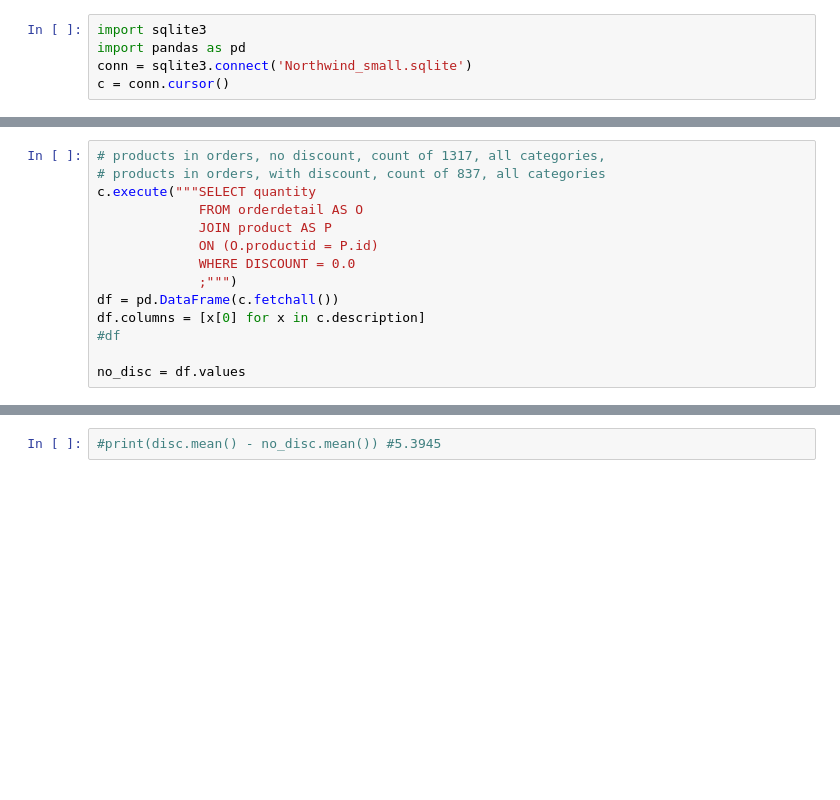
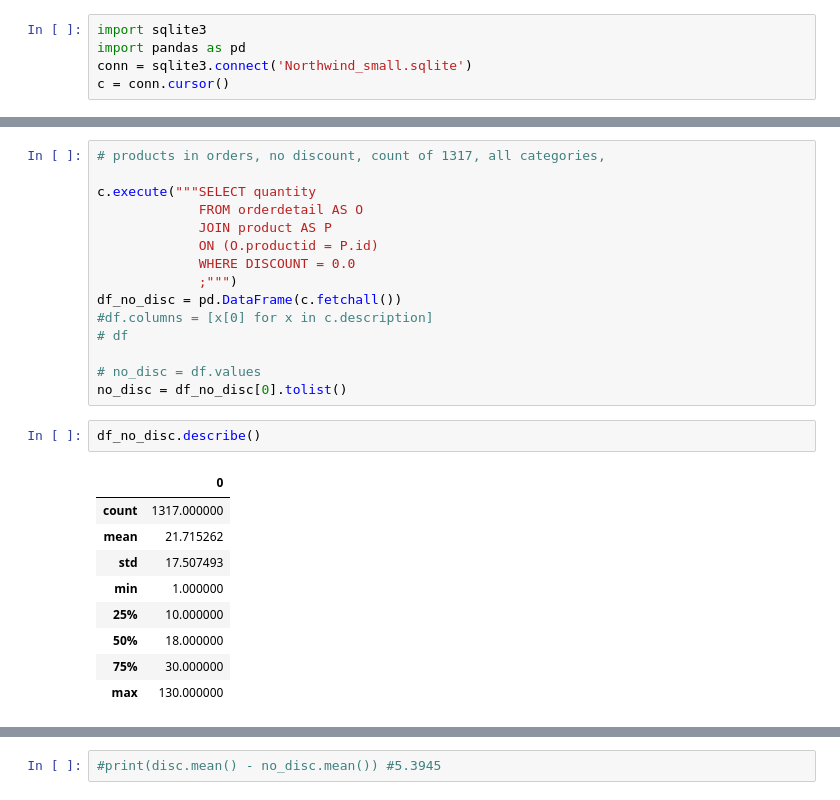
Before and after one commit to AnnikaNoren/dsc-mod-3-project-online-ds-pt-071519, a Jupyter notebook: Project.ipynb, the cells around one changed output, grey strips where cells are left out. Cells and saved outputs as stored; diff of their text form; blank space fills up the shorter version.

```diff
--- a/Project.ipynb
+++ b/Project.ipynb
@@ -153,14 +148,27 @@ df
 # %%
 # products in orders, no discount, count of 1317, all categories,
-# products in orders, with discount, count of 837, all categories
+
 c.execute("""SELECT quantity
              FROM orderdetail AS O
              JOIN product AS P
              ON (O.productid = P.id)
              WHERE DISCOUNT = 0.0
              ;""")
-df = pd.DataFrame(c.fetchall())
-df.columns = [x[0] for x in c.description]
-#df
+df_no_disc = pd.DataFrame(c.fetchall())
+#df.columns = [x[0] for x in c.description]
+# df
 
-no_disc = df.values
+# no_disc = df.values
+no_disc = df_no_disc[0].tolist()
+# %%
+df_no_disc.describe()
+# %% [output]
+|  | 0 |
+| count | 1317.000000 |
+| mean | 21.715262 |
+| std | 17.507493 |
+| min | 1.000000 |
+| 25% | 10.000000 |
+| 50% | 18.000000 |
+| 75% | 30.000000 |
+| max | 130.000000 |
```
Also changed, not shown: parts of 48 cells of this notebook.
